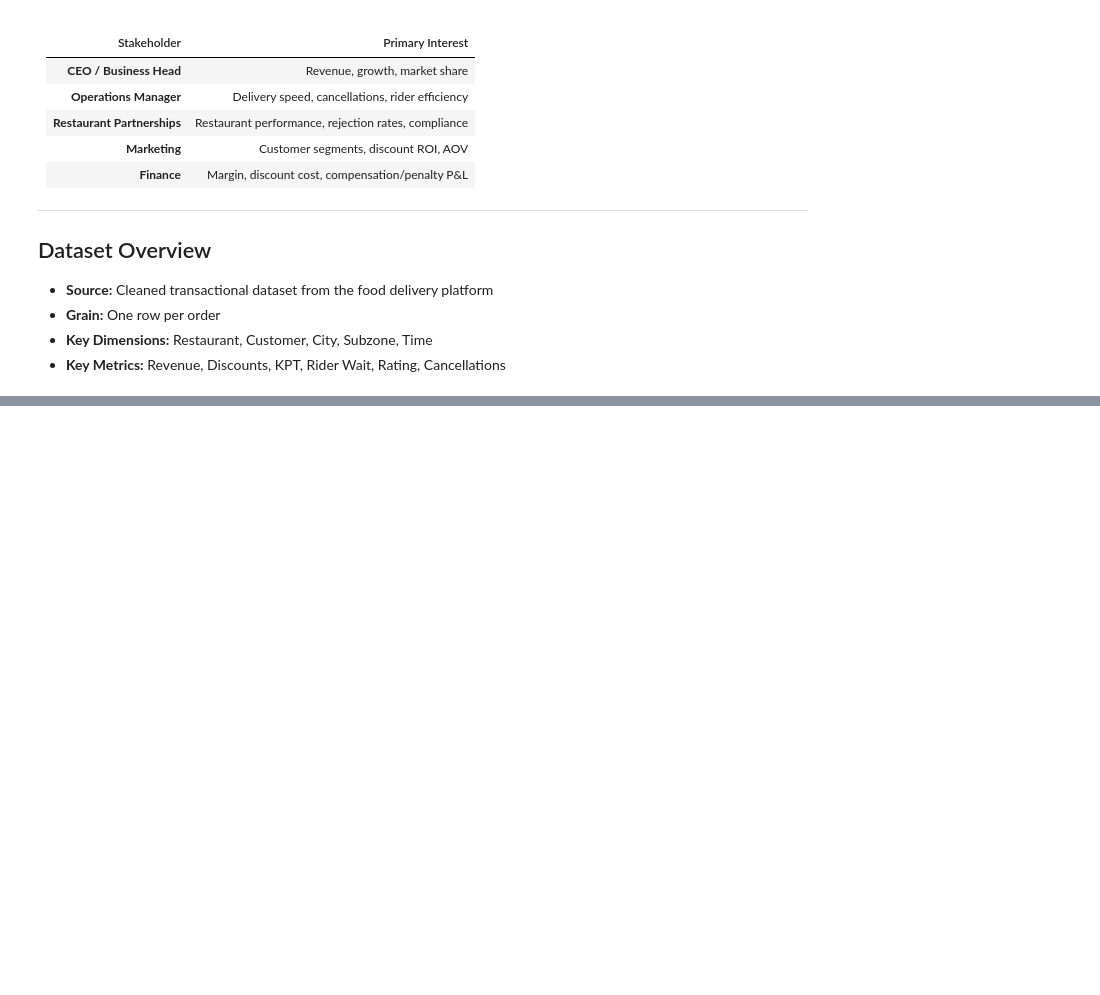
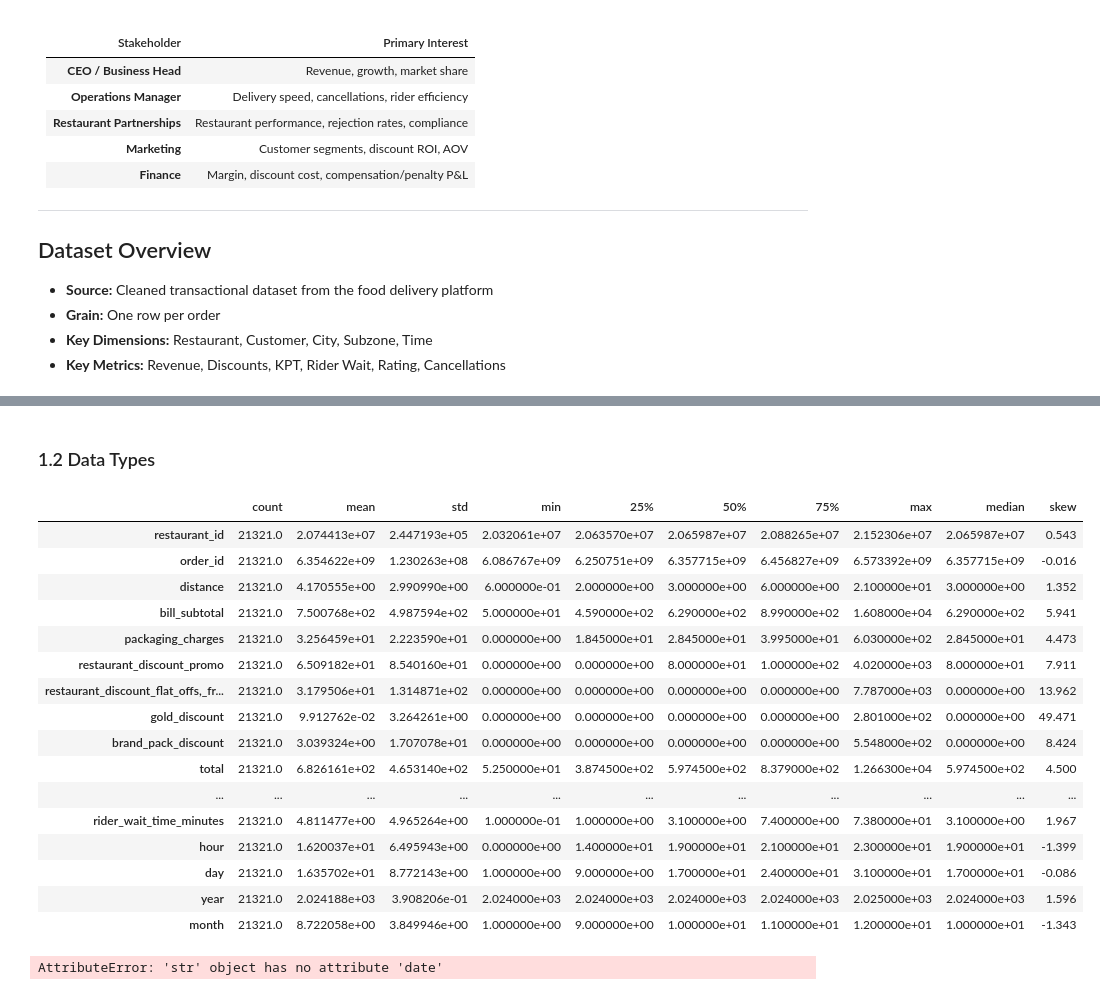
Before and after one commit to adithyajupally/food-delivery-business-intelligence, a Jupyter notebook: notebook/exploratory_analysis.ipynb, the cells around one changed output, grey strips where cells are left out. Drawn from its saved outputs; the diff is of its cells as text; code cells hidden in the pictures; blank space fills up the shorter version.

Commit message:
data cleaning

```diff
--- a/notebook/exploratory_analysis.ipynb
+++ b/notebook/exploratory_analysis.ipynb
@@ -46,36 +46,16 @@ Food delivery platforms operate on thin margins with complex multi-sided dynamic
 # %%
 import pandas as pd
 import matplotlib.pyplot as plt
-import matplotlib.ticker as mticker
 import seaborn as sns
 import warnings
 
-warnings.filterwarnings('ignore')
+warnings.filterwarnings("ignore")
 
-# ── Global Style ──────────────────────────────────────────────────────────────
-sns.set_theme(style='whitegrid', palette='muted', font_scale=1.05)
-plt.rcParams.update({
-    'figure.dpi': 130,
-    'axes.titlesize': 13,
-    'axes.titleweight': 'bold',
-    'axes.labelsize': 11,
-    'xtick.labelsize': 9,
-    'ytick.labelsize': 9,
-    'legend.fontsize': 9,
-    'figure.facecolor': 'white',
-    'axes.facecolor': '#f9f9f9',
-    'axes.spines.top': False,
-    'axes.spines.right': False,
-})
+# Plot style
+sns.set_theme(style="whitegrid")
 
-BRAND_COLORS = ['#2C7BB6', '#D7191C', '#1A9641', '#FDAE61', '#ABD9E9',
-                '#756BB1', '#E6550D', '#31A354', '#3182BD', '#636363']
+# Load data
+df = pd.read_csv("../data/food_delivery_cleaned.csv")
 
-df = pd.read_csv('data/food_delievery_cleaned.csv').copy()
-
-# Ensure datetime
-df['order_placed_at'] = pd.to_datetime(df['order_placed_at'], errors='coerce')
-
-print("Dataset loaded successfully.")
-print(f"Shape: {df.shape[0]:,} rows × {df.shape[1]} columns")
+print(f"Dataset loaded: {df.shape[0]:,} rows × {df.shape[1]} columns")
 # %% [output]
@@ -82,0 +92,35 @@ NameError: name 'data' is not defined
+# %% [markdown]
+### 1.2 Data Types
+# %%
+numeric_cols = df.select_dtypes(include='number').columns.tolist()
+summary=df[numeric_cols].describe().T
+
+summary['median'] = df[numeric_cols].median()
+summary['skew'] = df[numeric_cols].skew().round(3)
+summary
+# %% [output]
+|  | count | mean | std | min | 25% | 50% | 75% | max | median | skew |
+| restaurant_id | 21321.0 | 2.074413e+07 | 2.447193e+05 | 2.032061e+07 | 2.063570e+07 | 2.065987e+07 | 2.088265e+07 | 2.152306e+07 | 2.065987e+07 | 0.543 |
+| order_id | 21321.0 | 6.354622e+09 | 1.230263e+08 | 6.086767e+09 | 6.250751e+09 | 6.357715e+09 | 6.456827e+09 | 6.573392e+09 | 6.357715e+09 | -0.016 |
+| distance | 21321.0 | 4.170555e+00 | 2.990990e+00 | 6.000000e-01 | 2.000000e+00 | 3.000000e+00 | 6.000000e+00 | 2.100000e+01 | 3.000000e+00 | 1.352 |
+| bill_subtotal | 21321.0 | 7.500768e+02 | 4.987594e+02 | 5.000000e+01 | 4.590000e+02 | 6.290000e+02 | 8.990000e+02 | 1.608000e+04 | 6.290000e+02 | 5.941 |
+| packaging_charges | 21321.0 | 3.256459e+01 | 2.223590e+01 | 0.000000e+00 | 1.845000e+01 | 2.845000e+01 | 3.995000e+01 | 6.030000e+02 | 2.845000e+01 | 4.473 |
+| restaurant_discount_promo | 21321.0 | 6.509182e+01 | 8.540160e+01 | 0.000000e+00 | 0.000000e+00 | 8.000000e+01 | 1.000000e+02 | 4.020000e+03 | 8.000000e+01 | 7.911 |
+| restaurant_discount_flat_offs,_fr... | 21321.0 | 3.179506e+01 | 1.314871e+02 | 0.000000e+00 | 0.000000e+00 | 0.000000e+00 | 0.000000e+00 | 7.787000e+03 | 0.000000e+00 | 13.962 |
+| gold_discount | 21321.0 | 9.912762e-02 | 3.264261e+00 | 0.000000e+00 | 0.000000e+00 | 0.000000e+00 | 0.000000e+00 | 2.801000e+02 | 0.000000e+00 | 49.471 |
+| brand_pack_discount | 21321.0 | 3.039324e+00 | 1.707078e+01 | 0.000000e+00 | 0.000000e+00 | 0.000000e+00 | 0.000000e+00 | 5.548000e+02 | 0.000000e+00 | 8.424 |
+| total | 21321.0 | 6.826161e+02 | 4.653140e+02 | 5.250000e+01 | 3.874500e+02 | 5.974500e+02 | 8.379000e+02 | 1.266300e+04 | 5.974500e+02 | 4.500 |
+| ... | ... | ... | ... | ... | ... | ... | ... | ... | ... | ... |
+| rider_wait_time_minutes | 21321.0 | 4.811477e+00 | 4.965264e+00 | 1.000000e-01 | 1.000000e+00 | 3.100000e+00 | 7.400000e+00 | 7.380000e+01 | 3.100000e+00 | 1.967 |
+| hour | 21321.0 | 1.620037e+01 | 6.495943e+00 | 0.000000e+00 | 1.400000e+01 | 1.900000e+01 | 2.100000e+01 | 2.300000e+01 | 1.900000e+01 | -1.399 |
+| day | 21321.0 | 1.635702e+01 | 8.772143e+00 | 1.000000e+00 | 9.000000e+00 | 1.700000e+01 | 2.400000e+01 | 3.100000e+01 | 1.700000e+01 | -0.086 |
+| year | 21321.0 | 2.024188e+03 | 3.908206e-01 | 2.024000e+03 | 2.024000e+03 | 2.024000e+03 | 2.024000e+03 | 2.025000e+03 | 2.024000e+03 | 1.596 |
+| month | 21321.0 | 8.722058e+00 | 3.849946e+00 | 1.000000e+00 | 9.000000e+00 | 1.000000e+01 | 1.100000e+01 | 1.200000e+01 | 1.000000e+01 | -1.343 |
+# %%
+# ensure datetime dtype then print range
+df['order_placed_at'] = pd.to_datetime(df['order_placed_at'], errors='coerce')
+date_min = df['order_placed_at'].min().date()
+date_max = df['order_placed_at'].max().date()
+print(f"date range: {date_min} to {date_max} ({(date_max - date_min).days} days)")
+# %% [output]
+AttributeError: 'str' object has no attribute 'date'
```
Also changed, not shown: parts of 4 cells of this notebook, 3 other files.
